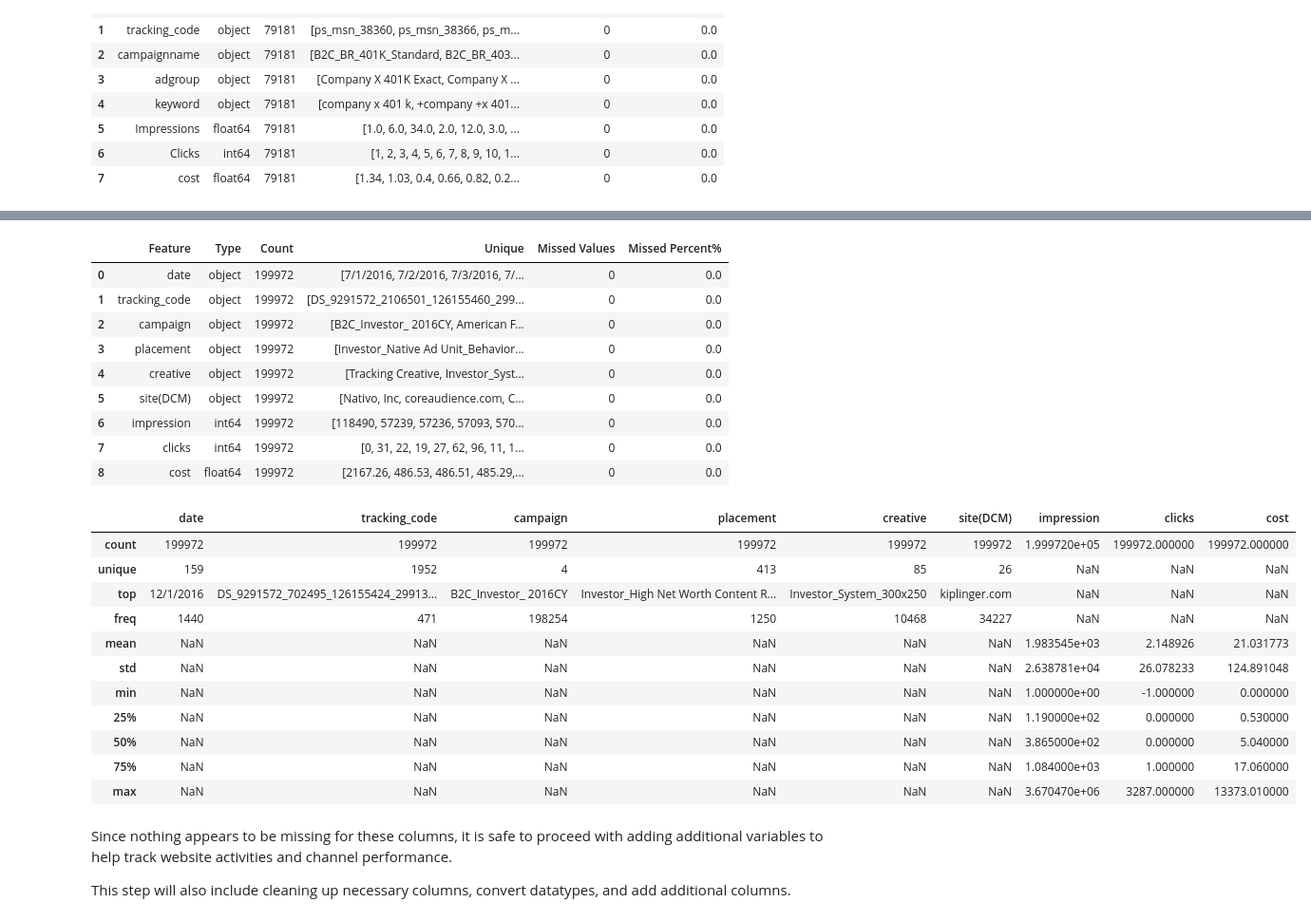
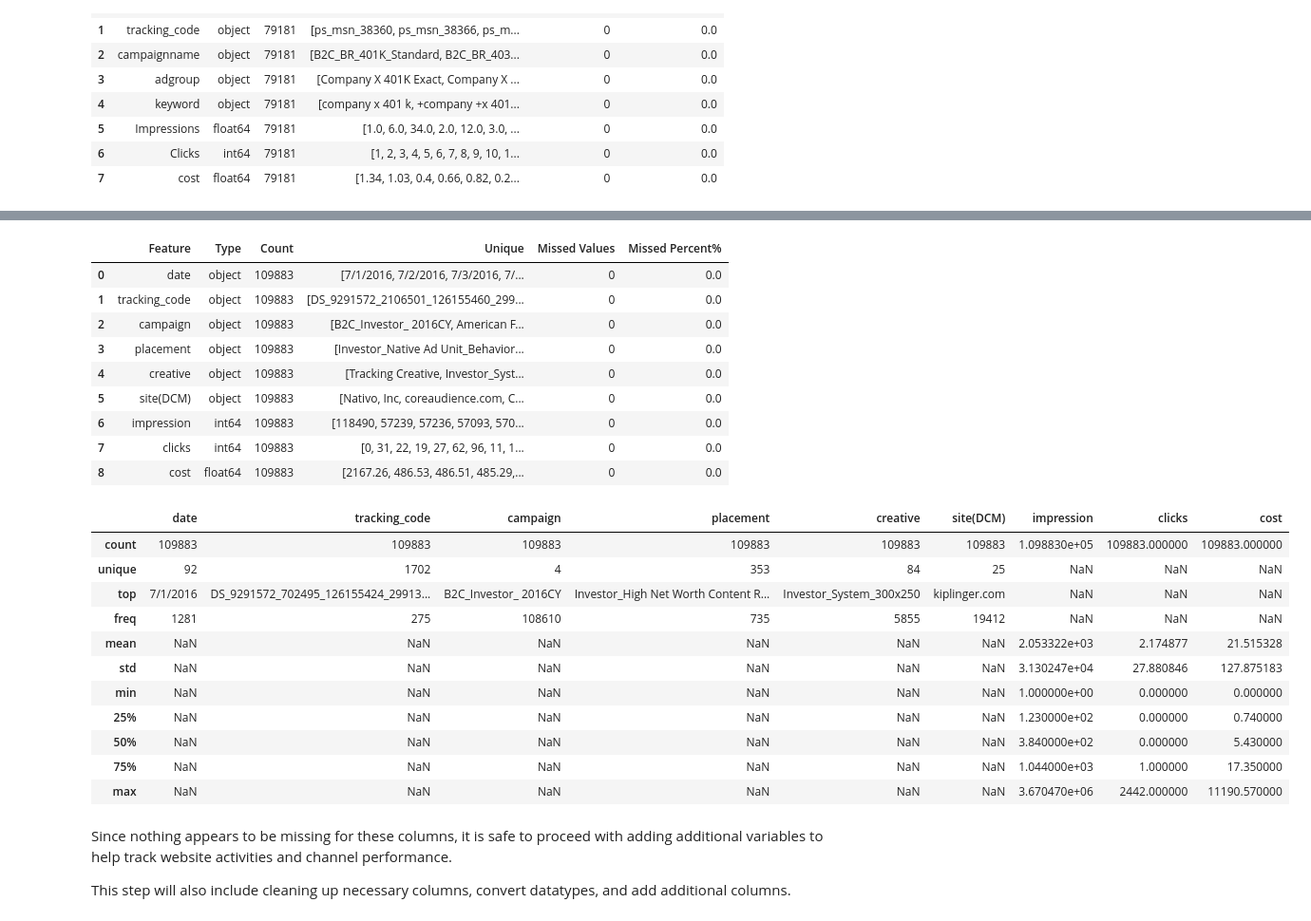
Before and after one commit to thenouch/Udacity-Nanodegree, a Jupyter notebook: cg_analysis.ipynb, the cells around one changed output, grey strips where cells are left out. Shown at 95% size. Saved outputs shown, nothing was run; the diff lists cells and outputs as text; code cells hidden in the pictures.

```diff
--- a/cg_analysis.ipynb
+++ b/cg_analysis.ipynb
@@ -16,7 +16,8 @@ set_pandas_display_options()
 # Read the CSV files provided for the case study
 activities = pd.read_csv('website_activities.csv',header=0)
 channel_1 = pd.read_csv('channel_1.csv', header=0)
-channel_2 = pd.read_csv('channel_2.csv', header=0)
+channel_2_1 = pd.read_csv('channel_2_1.csv', header=0)
+channel_2_2 = pd.read_csv('channel_2_2.csv', header=0)
 # %% [markdown]
 First step in this process will be to understand the details behind each of the datasets provided and determine at a high-level different characteristics of each dataset.
 
@@ -110,34 +111,34 @@ channel_1.describe(include='all')
 | 75% | NaN | NaN | NaN | NaN | NaN | 82.000000 | 5.000000 | 10.630000 |
 | max | NaN | NaN | NaN | NaN | NaN | 89722.000000 | 3052.000000 | 4465.650000 |
 # %%
-dataset_details(channel_2)
+dataset_details(channel_2_1)
 # %% [output]
 |  | Feature | Type | Count | Unique | Missed Values | Missed Percent% |
-| 0 | date | object | 199972 | [7/1/2016, 7/2/2016, 7/3/2016, 7/... | 0 | 0.0 |
-| 1 | tracking_code | object | 199972 | [DS_9291572_2106501_126155460_299... | 0 | 0.0 |
-| 2 | campaign | object | 199972 | [B2C_Investor_ 2016CY, American F... | 0 | 0.0 |
-| 3 | placement | object | 199972 | [Investor_Native Ad Unit_Behavior... | 0 | 0.0 |
-| 4 | creative | object | 199972 | [Tracking Creative, Investor_Syst... | 0 | 0.0 |
-| 5 | site(DCM) | object | 199972 | [Nativo, Inc, coreaudience.com, C... | 0 | 0.0 |
-| 6 | impression | int64 | 199972 | [118490, 57239, 57236, 57093, 570... | 0 | 0.0 |
-| 7 | clicks | int64 | 199972 | [0, 31, 22, 19, 27, 62, 96, 11, 1... | 0 | 0.0 |
-| 8 | cost | float64 | 199972 | [2167.26, 486.53, 486.51, 485.29,... | 0 | 0.0 |
+| 0 | date | object | 109883 | [7/1/2016, 7/2/2016, 7/3/2016, 7/... | 0 | 0.0 |
+| 1 | tracking_code | object | 109883 | [DS_9291572_2106501_126155460_299... | 0 | 0.0 |
+| 2 | campaign | object | 109883 | [B2C_Investor_ 2016CY, American F... | 0 | 0.0 |
+| 3 | placement | object | 109883 | [Investor_Native Ad Unit_Behavior... | 0 | 0.0 |
+| 4 | creative | object | 109883 | [Tracking Creative, Investor_Syst... | 0 | 0.0 |
+| 5 | site(DCM) | object | 109883 | [Nativo, Inc, coreaudience.com, C... | 0 | 0.0 |
+| 6 | impression | int64 | 109883 | [118490, 57239, 57236, 57093, 570... | 0 | 0.0 |
+| 7 | clicks | int64 | 109883 | [0, 31, 22, 19, 27, 62, 96, 11, 1... | 0 | 0.0 |
+| 8 | cost | float64 | 109883 | [2167.26, 486.53, 486.51, 485.29,... | 0 | 0.0 |
 # %%
 # Describe the columns for the activities dataframe
-channel_2.describe(include='all')
+channel_2_1.describe(include='all')
 # %% [output]
 |  | date | tracking_code | campaign | placement | creative | site(DCM) | impression | clicks | cost |
-| count | 199972 | 199972 | 199972 | 199972 | 199972 | 199972 | 1.999720e+05 | 199972.000000 | 199972.000000 |
-| unique | 159 | 1952 | 4 | 413 | 85 | 26 | NaN | NaN | NaN |
-| top | 12/1/2016 | DS_9291572_702495_126155424_29913... | B2C_Investor_ 2016CY | Investor_High Net Worth Content R... | Investor_System_300x250 | kiplinger.com | NaN | NaN | NaN |
-| freq | 1440 | 471 | 198254 | 1250 | 10468 | 34227 | NaN | NaN | NaN |
-| mean | NaN | NaN | NaN | NaN | NaN | NaN | 1.983545e+03 | 2.148926 | 21.031773 |
-| std | NaN | NaN | NaN | NaN | NaN | NaN | 2.638781e+04 | 26.078233 | 124.891048 |
-| min | NaN | NaN | NaN | NaN | NaN | NaN | 1.000000e+00 | -1.000000 | 0.000000 |
-| 25% | NaN | NaN | NaN | NaN | NaN | NaN | 1.190000e+02 | 0.000000 | 0.530000 |
-| 50% | NaN | NaN | NaN | NaN | NaN | NaN | 3.865000e+02 | 0.000000 | 5.040000 |
-| 75% | NaN | NaN | NaN | NaN | NaN | NaN | 1.084000e+03 | 1.000000 | 17.060000 |
-| max | NaN | NaN | NaN | NaN | NaN | NaN | 3.670470e+06 | 3287.000000 | 13373.010000 |
+| count | 109883 | 109883 | 109883 | 109883 | 109883 | 109883 | 1.098830e+05 | 109883.000000 | 109883.000000 |
+| unique | 92 | 1702 | 4 | 353 | 84 | 25 | NaN | NaN | NaN |
+| top | 7/1/2016 | DS_9291572_702495_126155424_29913... | B2C_Investor_ 2016CY | Investor_High Net Worth Content R... | Investor_System_300x250 | kiplinger.com | NaN | NaN | NaN |
+| freq | 1281 | 275 | 108610 | 735 | 5855 | 19412 | NaN | NaN | NaN |
+| mean | NaN | NaN | NaN | NaN | NaN | NaN | 2.053322e+03 | 2.174877 | 21.515328 |
+| std | NaN | NaN | NaN | NaN | NaN | NaN | 3.130247e+04 | 27.880846 | 127.875183 |
+| min | NaN | NaN | NaN | NaN | NaN | NaN | 1.000000e+00 | 0.000000 | 0.000000 |
+| 25% | NaN | NaN | NaN | NaN | NaN | NaN | 1.230000e+02 | 0.000000 | 0.740000 |
+| 50% | NaN | NaN | NaN | NaN | NaN | NaN | 3.840000e+02 | 0.000000 | 5.430000 |
+| 75% | NaN | NaN | NaN | NaN | NaN | NaN | 1.044000e+03 | 1.000000 | 17.350000 |
+| max | NaN | NaN | NaN | NaN | NaN | NaN | 3.670470e+06 | 2442.000000 | 11190.570000 |
 # %% [markdown]
 Since nothing appears to be missing for these columns, it is safe to proceed with adding additional variables to help track website activities and channel performance.
 
```
Also changed, not shown: parts of 16 cells of this notebook.
